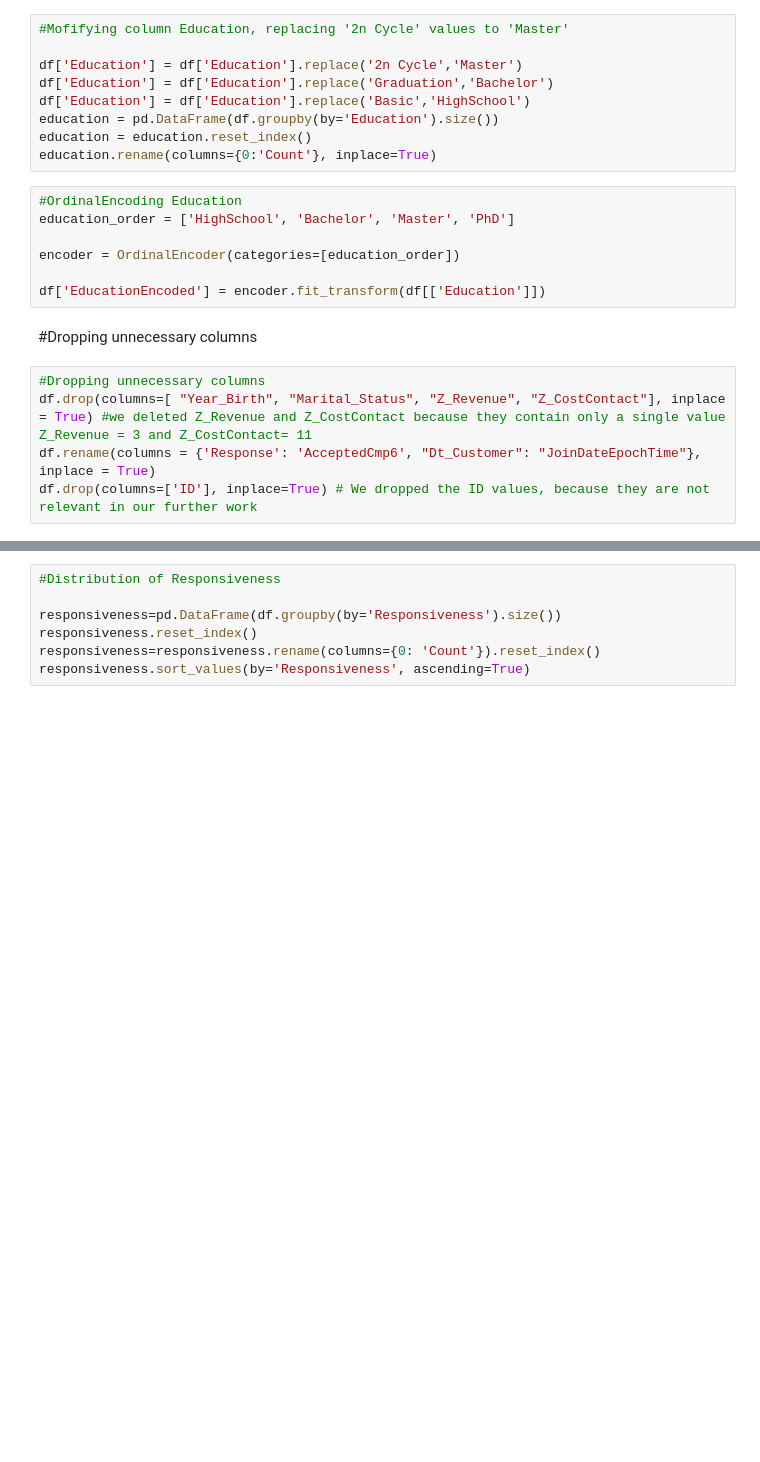
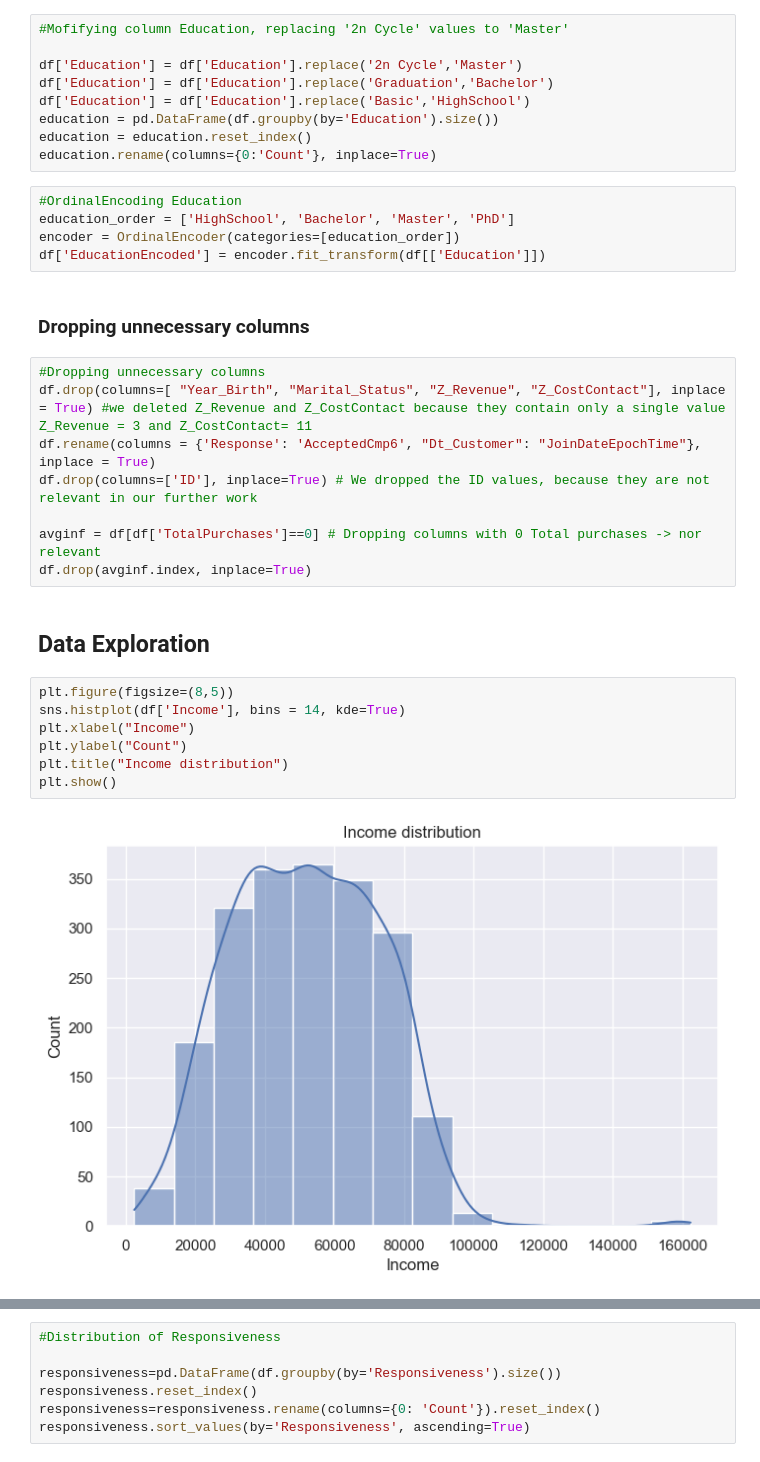
Before and after one commit to szba-ds/iFood-Data-Aanalyst-Case-Using-Classification-Algorithms, a Jupyter notebook: Preprocessing_iFood.ipynb, the cells around one changed output, grey strips where cells are left out. Drawn from its saved outputs; the diff is of its cells as text; blank space fills up the shorter version.

```diff
--- a/Preprocessing_iFood.ipynb
+++ b/Preprocessing_iFood.ipynb
@@ -88,14 +89,26 @@ education.rename(columns={0:'Count'}, inplace=True)
 # %%
 #OrdinalEncoding Education
 education_order = ['HighSchool', 'Bachelor', 'Master', 'PhD']
-
 encoder = OrdinalEncoder(categories=[education_order])
-
 df['EducationEncoded'] = encoder.fit_transform(df[['Education']])
 # %% [markdown]
-#Dropping unnecessary columns
+### Dropping unnecessary columns
 # %%
 #Dropping unnecessary columns
 df.drop(columns=[ "Year_Birth", "Marital_Status", "Z_Revenue", "Z_CostContact"], inplace = True) #we deleted Z_Revenue and Z_CostContact because they contain only a single value Z_Revenue = 3 and Z_CostContact= 11
 df.rename(columns = {'Response': 'AcceptedCmp6', "Dt_Customer": "JoinDateEpochTime"}, inplace = True)
 df.drop(columns=['ID'], inplace=True) # We dropped the ID values, because they are not relevant in our further work
+
+avginf = df[df['TotalPurchases']==0] # Dropping columns with 0 Total purchases -> nor relevant
+df.drop(avginf.index, inplace=True)
+# %% [markdown]
+## Data Exploration
+# %%
+plt.figure(figsize=(8,5))
+sns.histplot(df['Income'], bins = 14, kde=True)
+plt.xlabel("Income")
+plt.ylabel("Count")
+plt.title("Income distribution")
+plt.show()
+# %% [output]
+[figure, added]
```
Also changed, not shown: parts of 30 cells of this notebook, 1 other file.
